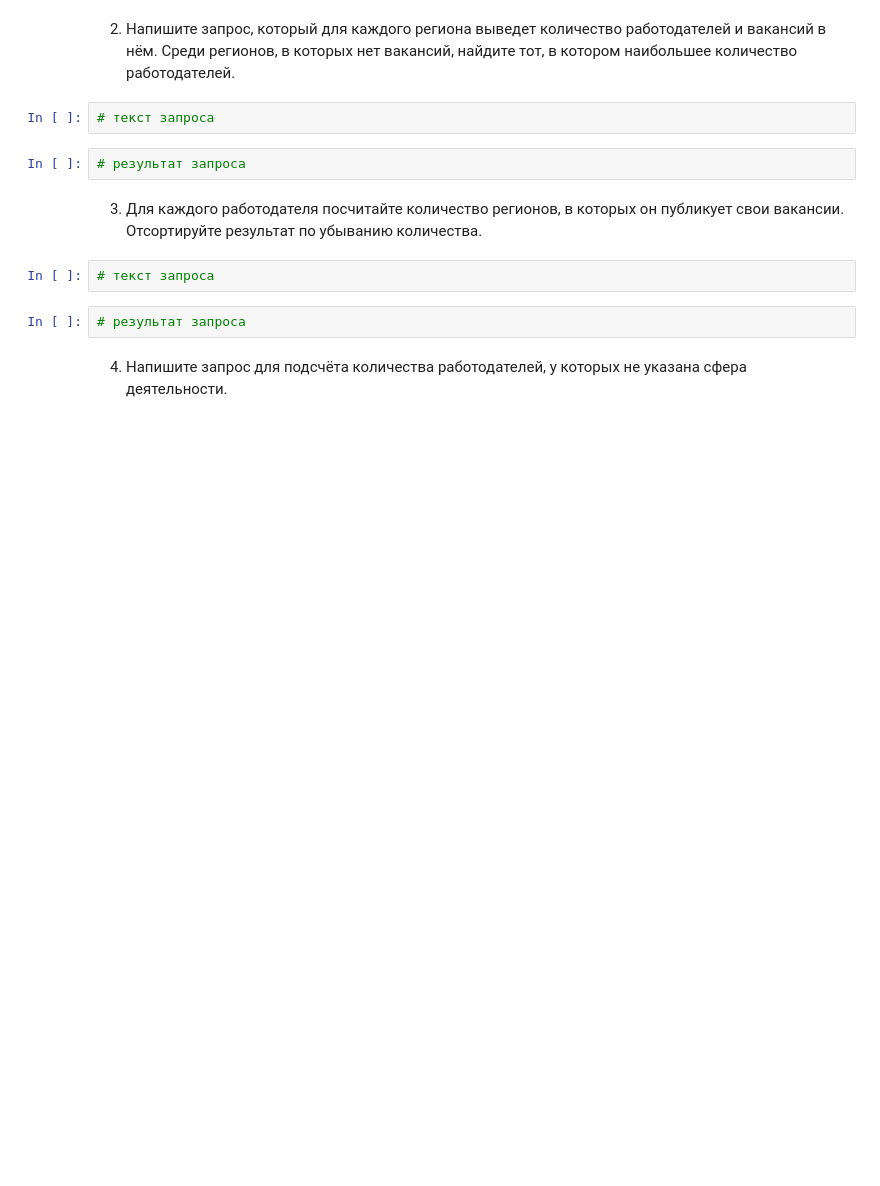
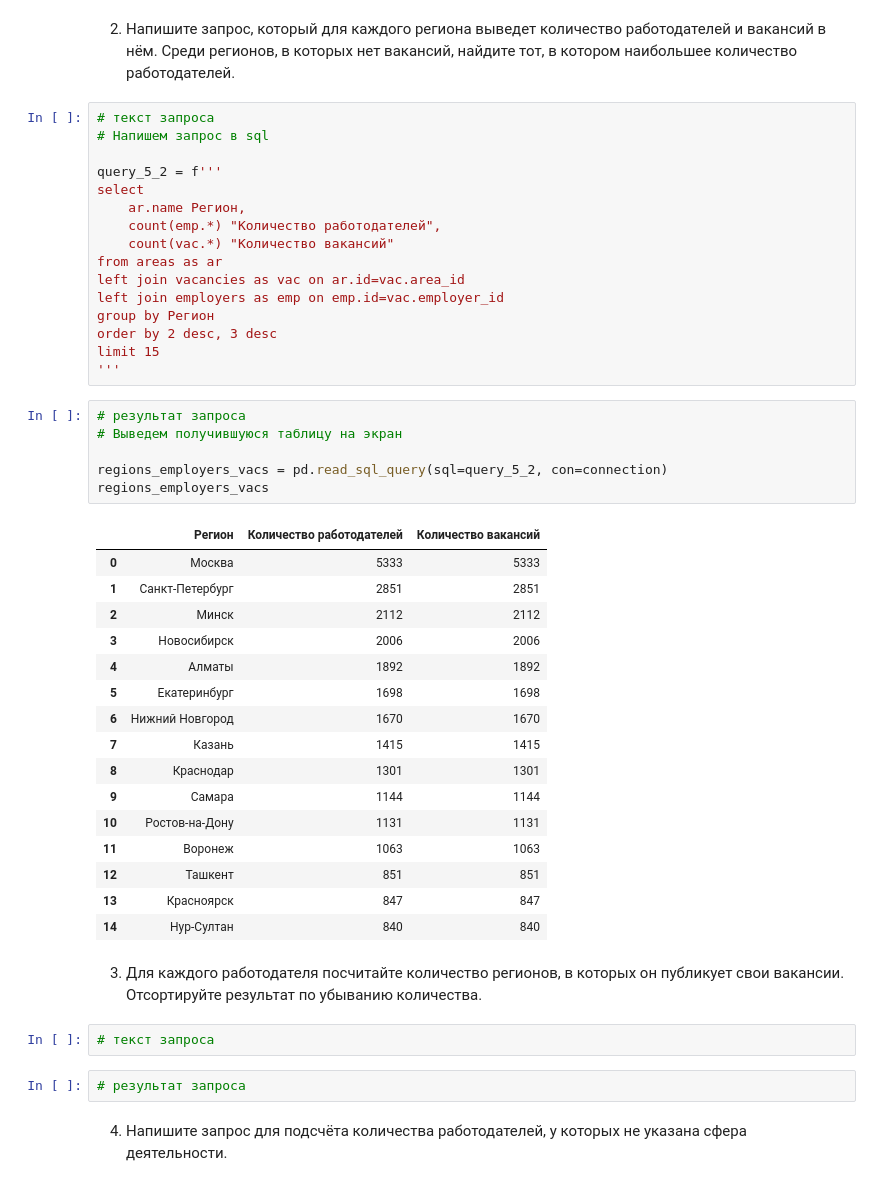
Before and after one commit to SudarickovIlya/SF_DS_Ilya, a Jupyter notebook: Project_2 (sql)/Project_2_Ноутбук_шаблон.ipynb, the cells around one changed output. Saved outputs shown, nothing was run; the diff lists cells and outputs as text; blank space fills up the shorter version.

```diff
--- a/Project_2 (sql)/Project_2_Ноутбук_шаблон.ipynb
+++ b/Project_2 (sql)/Project_2_Ноутбук_шаблон.ipynb
@@ -323,8 +361,43 @@ print(f"Опыт работы в порядке возрастания коли
 Среди регионов, в которых нет вакансий, найдите тот, в котором наибольшее количество работодателей.
 # %%
 # текст запроса
+# Напишем запрос в sql
+
+query_5_2 = f'''
+select
+    ar.name Регион,
+    count(emp.*) "Количество работодателей",
+    count(vac.*) "Количество вакансий"
+from areas as ar
+left join vacancies as vac on ar.id=vac.area_id
+left join employers as emp on emp.id=vac.employer_id
+group by Регион
+order by 2 desc, 3 desc
+limit 15
+'''
 # %%
 # результат запроса
+# Выведем получившуюся таблицу на экран
+
+regions_employers_vacs = pd.read_sql_query(sql=query_5_2, con=connection)
+regions_employers_vacs
+# %% [output]
+|  | Регион | Количество работодателей | Количество вакансий |
+| 0 | Москва | 5333 | 5333 |
+| 1 | Санкт-Петербург | 2851 | 2851 |
+| 2 | Минск | 2112 | 2112 |
+| 3 | Новосибирск | 2006 | 2006 |
+| 4 | Алматы | 1892 | 1892 |
+| 5 | Екатеринбург | 1698 | 1698 |
+| 6 | Нижний Новгород | 1670 | 1670 |
+| 7 | Казань | 1415 | 1415 |
+| 8 | Краснодар | 1301 | 1301 |
+| 9 | Самара | 1144 | 1144 |
+| 10 | Ростов-на-Дону | 1131 | 1131 |
+| 11 | Воронеж | 1063 | 1063 |
+| 12 | Ташкент | 851 | 851 |
+| 13 | Красноярск | 847 | 847 |
+| 14 | Нур-Султан | 840 | 840 |
 # %% [markdown]
 3. Для каждого работодателя посчитайте количество регионов, в которых он публикует свои вакансии. Отсортируйте результат по убыванию количества.
 # %%
```
Also changed, not shown: parts of 3 cells of this notebook, 1 other file.
